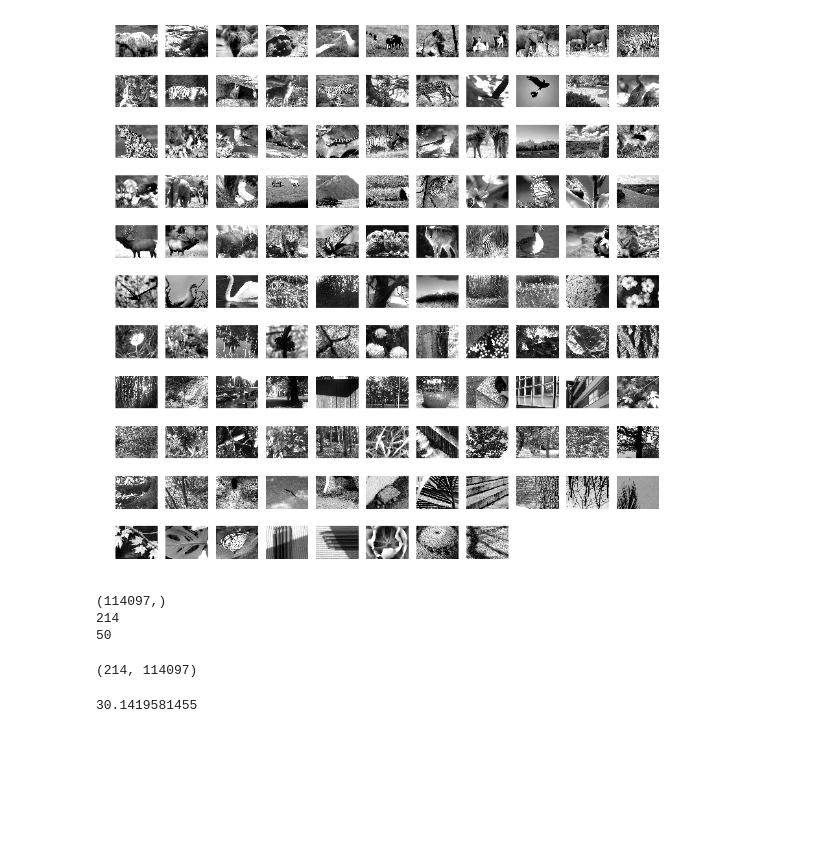
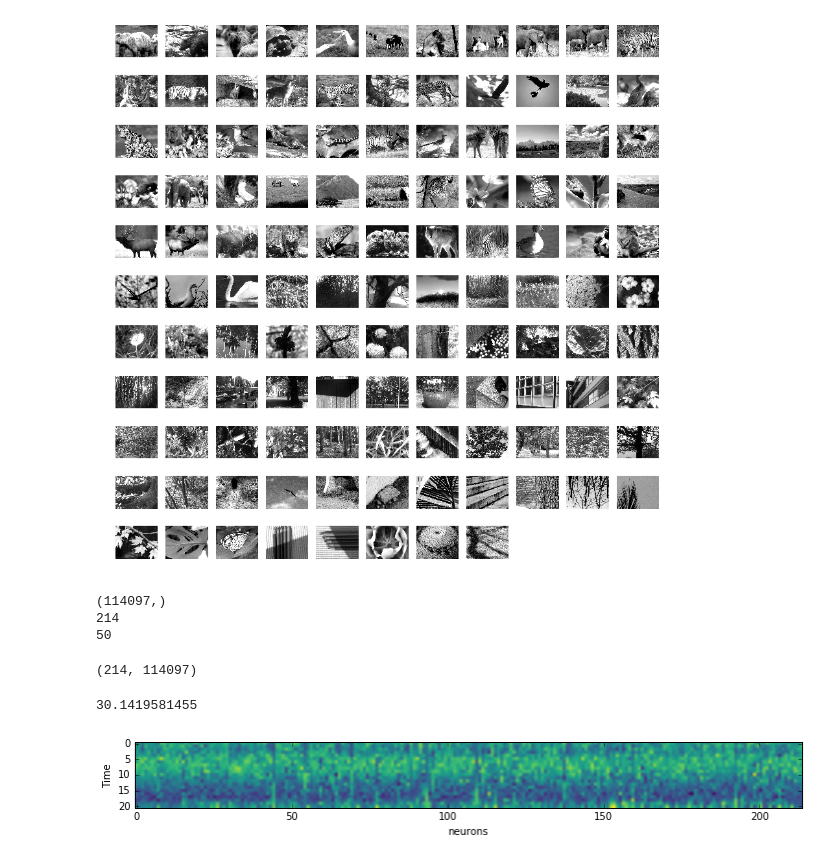
Before and after one commit to davidhbrann/CompClub-sklearn, a Jupyter notebook: 2_Allen_Brain_Observatory.ipynb, the cells around one changed output. Drawn from its saved outputs; the diff is of its cells as text; code cells hidden in the pictures; blank space fills up the shorter version.

Commit message:
make example plot

```diff
--- a/2_Allen_Brain_Observatory.ipynb
+++ b/2_Allen_Brain_Observatory.ipynb
@@ -181,3 +181,12 @@ for i in range(n_scenes):
     idx = this_stim_table.start.values.reshape(-1,1) + to_add
     XT_exp[i,:,:,:] = dffTraces[:, idx]
     y[i,:] = scene
+# %%
+mean_resp = np.mean(XT_exp, axis=2)
+from scipy import stats
+fig,ax = plt.subplots(figsize=(12,8))
+plt.imshow(stats.zscore(mean_resp[1,:,:].T, axis=0), cmap='viridis')
+plt.xlabel('neurons')
+plt.ylabel('Time');
+# %% [output]
+[figure, added]
```
